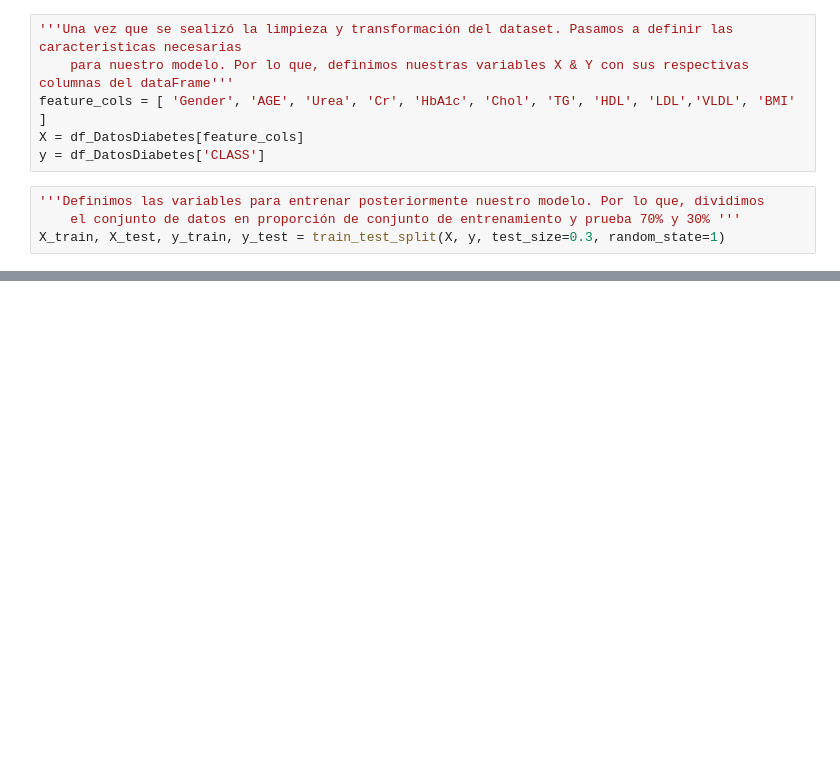
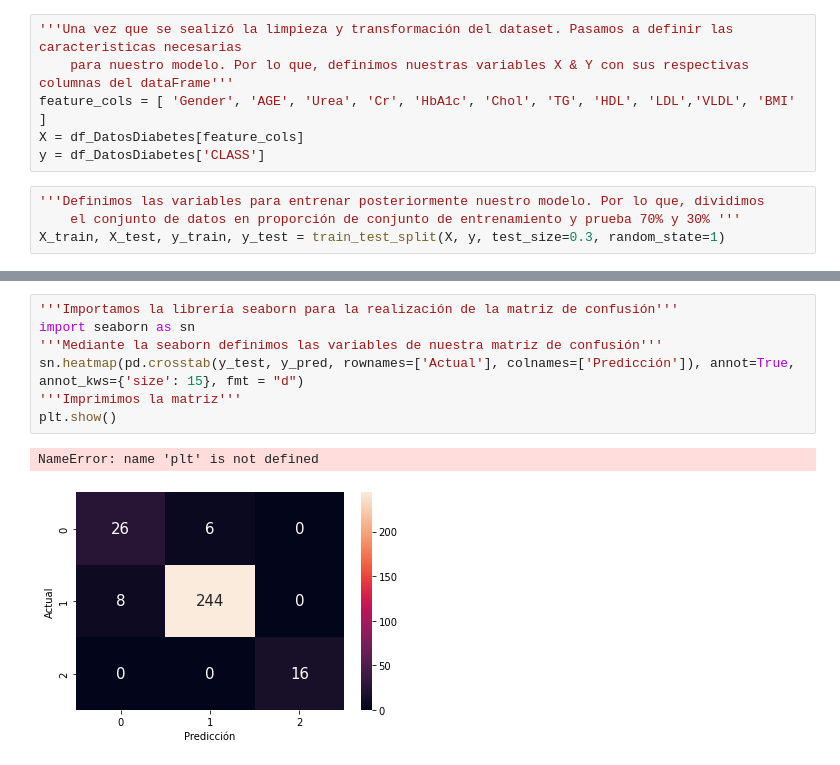
Before and after one commit to Molina1328/Mineria_de_Datos-Arboles_de_Decision, a Jupyter notebook: MolinaJoel_U2Laboratorio1.ipynb, the cells around one changed output, grey strips where cells are left out. Saved outputs shown, nothing was run; the diff lists cells and outputs as text; blank space fills up the shorter version.

```diff
--- a/MolinaJoel_U2Laboratorio1.ipynb
+++ b/MolinaJoel_U2Laboratorio1.ipynb
@@ -209,0 +210,10 @@ Image(graph.create_png())
+# %%
+'''Importamos la librería seaborn para la realización de la matriz de confusión'''
+import seaborn as sn
+'''Mediante la seaborn definimos las variables de nuestra matriz de confusión'''
+sn.heatmap(pd.crosstab(y_test, y_pred, rownames=['Actual'], colnames=['Predicción']), annot=True,  annot_kws={'size': 15}, fmt = "d")
+'''Imprimimos la matriz'''
+plt.show()
+# %% [output]
+NameError: name 'plt' is not defined
+[figure, added]
```
Also changed, not shown: parts of 17 cells of this notebook.
